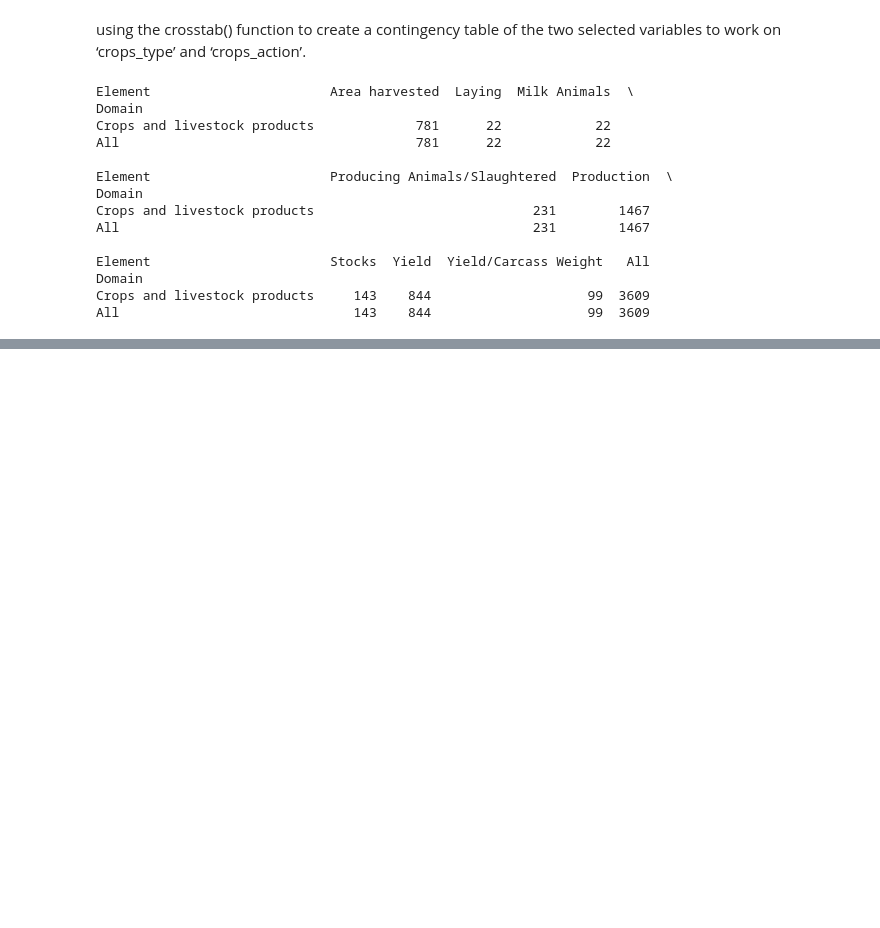
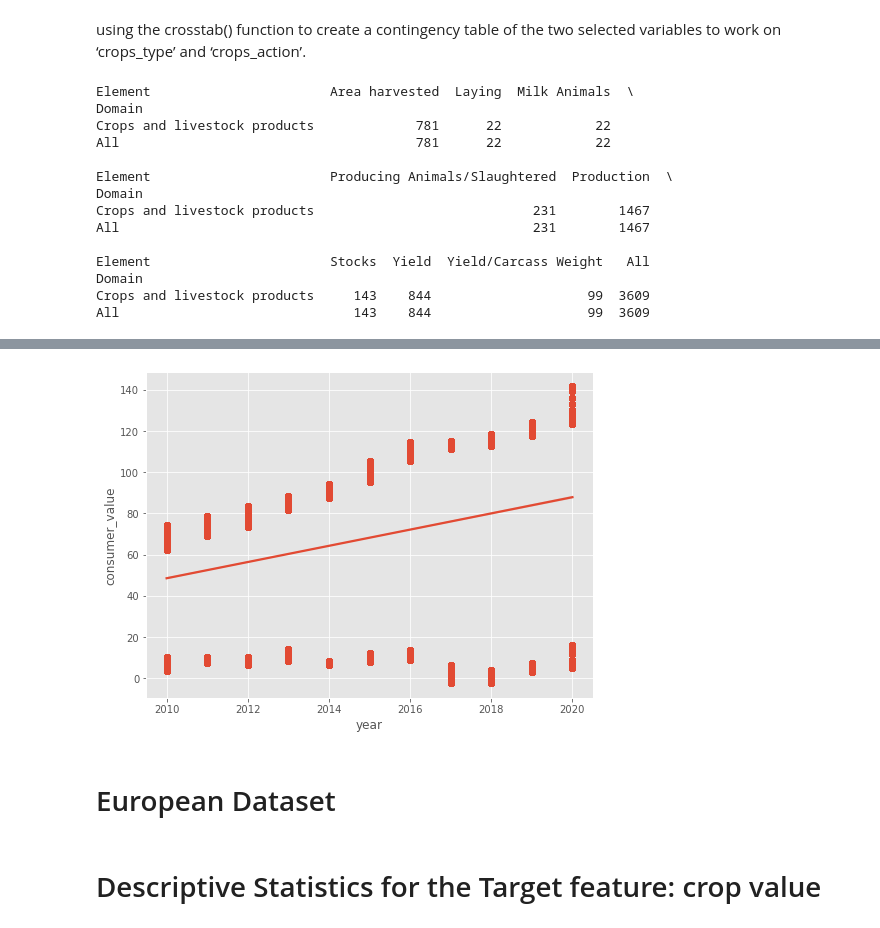
Before and after one commit to chrischukwuka2022/ca2-repo, a Jupyter notebook: Statistics.ipynb, the cells around one changed output, grey strips where cells are left out. Cells and saved outputs as stored; diff of their text form; code cells hidden in the pictures; blank space fills up the shorter version.

```diff
--- a/Statistics.ipynb
+++ b/Statistics.ipynb
@@ -904,0 +1053,11 @@ All                              143    844                    99  3609
+# %%
+plt.style.use("ggplot")
+plt.figure(figsize=(8,6))
+sns.regplot(x = df_brazildata["year"], y = df_brazildata["consumer_value"])
+plt.show()
+# %% [output]
+[figure, added]
+# %% [markdown]
+# European Dataset
+# %% [markdown]
+# Descriptive Statistics for the Target feature: crop value
```
Also changed, not shown: parts of 33 cells of this notebook, 3 other files.
